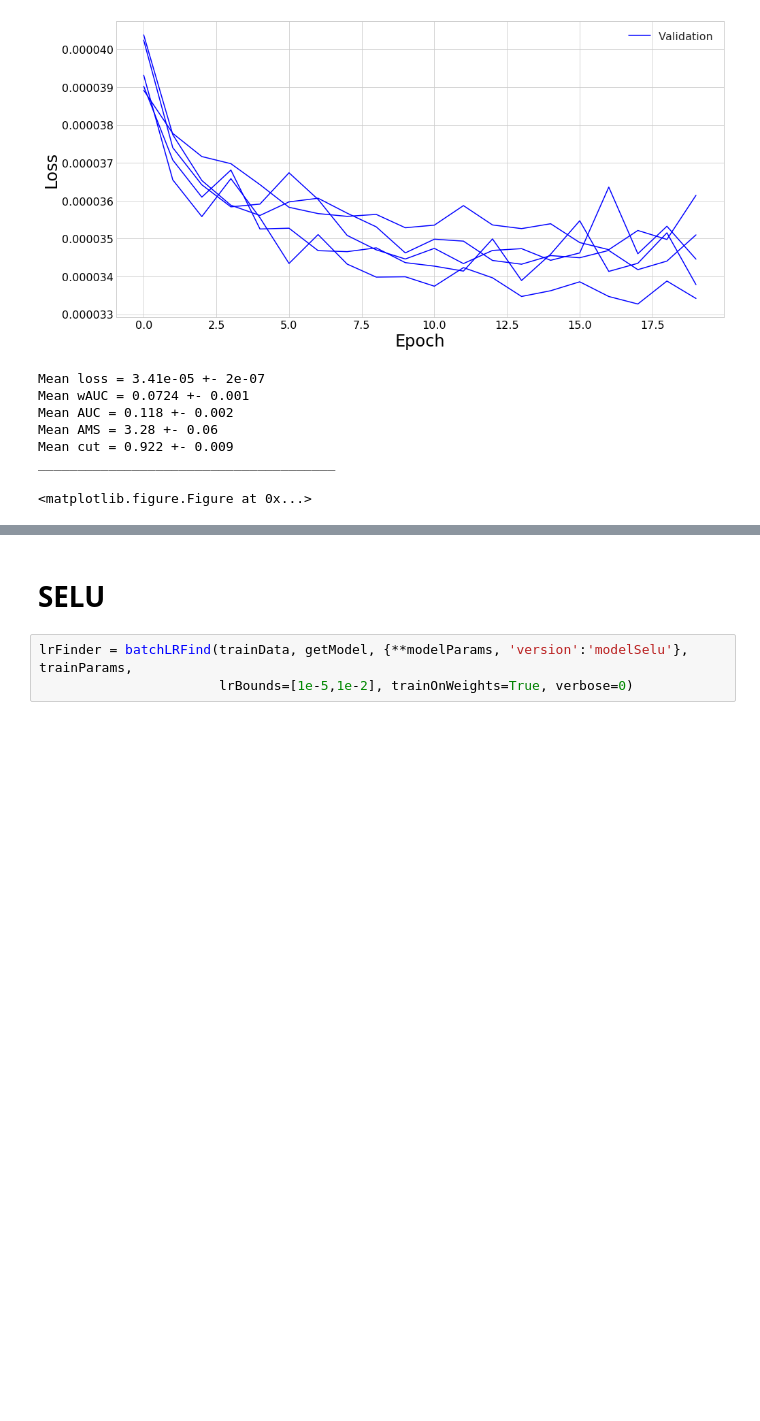
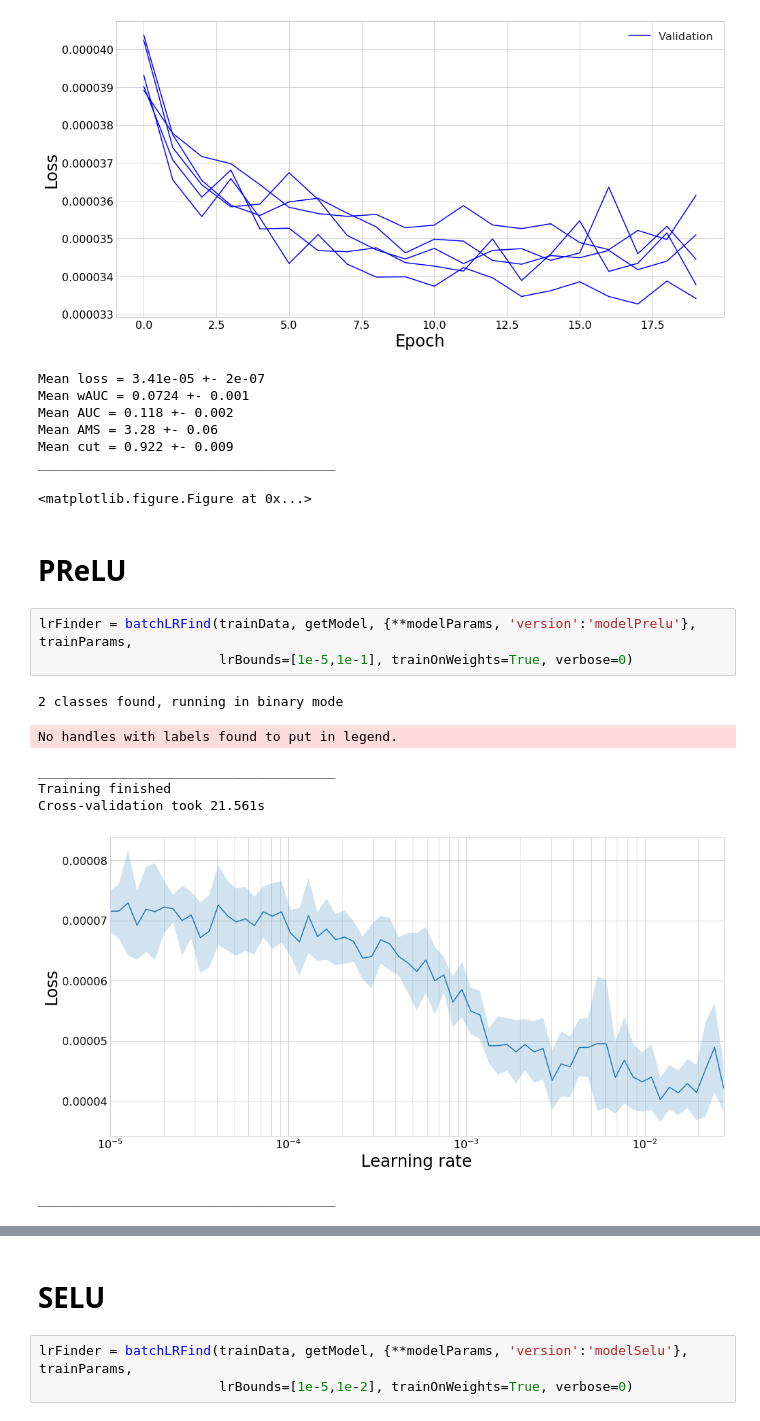
Before and after one commit to GilesStrong/QCHS-2018, a Jupyter notebook: Notebooks/2_Investigation_Activation_Function.ipynb, the cells around one changed output, grey strips where cells are left out. Cells and saved outputs as stored; diff of their text form; blank space fills up the shorter version.

```diff
--- a/Notebooks/2_Investigation_Activation_Function.ipynb
+++ b/Notebooks/2_Investigation_Activation_Function.ipynb
@@ -79,3 +94,16 @@ Mean AMS = 3.28 +- 0.06
 Mean cut = 0.922 +- 0.009
 ______________________________________
 <matplotlib.figure.Figure at 0x...>
+# %% [markdown]
+# PReLU
+# %%
+lrFinder = batchLRFind(trainData, getModel, {**modelParams, 'version':'modelPrelu'}, trainParams,
+                       lrBounds=[1e-5,1e-1], trainOnWeights=True, verbose=0)
+# %% [output]
+2 classes found, running in binary mode
+No handles with labels found to put in legend.
+______________________________________
+Training finished
+Cross-validation took 21.561s
+[figure, added]
+______________________________________
```
Also changed, not shown: parts of 4 cells of this notebook, 3 other files.
